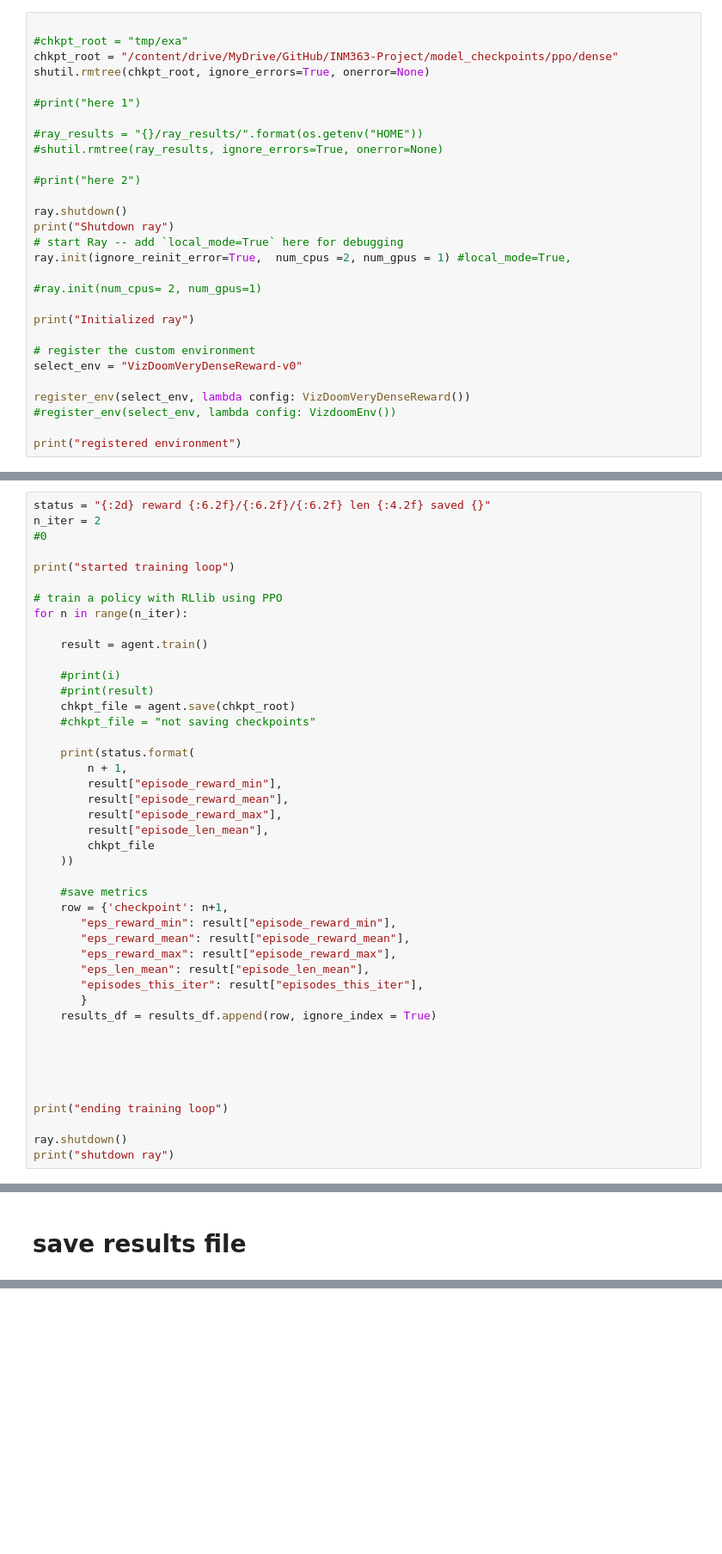
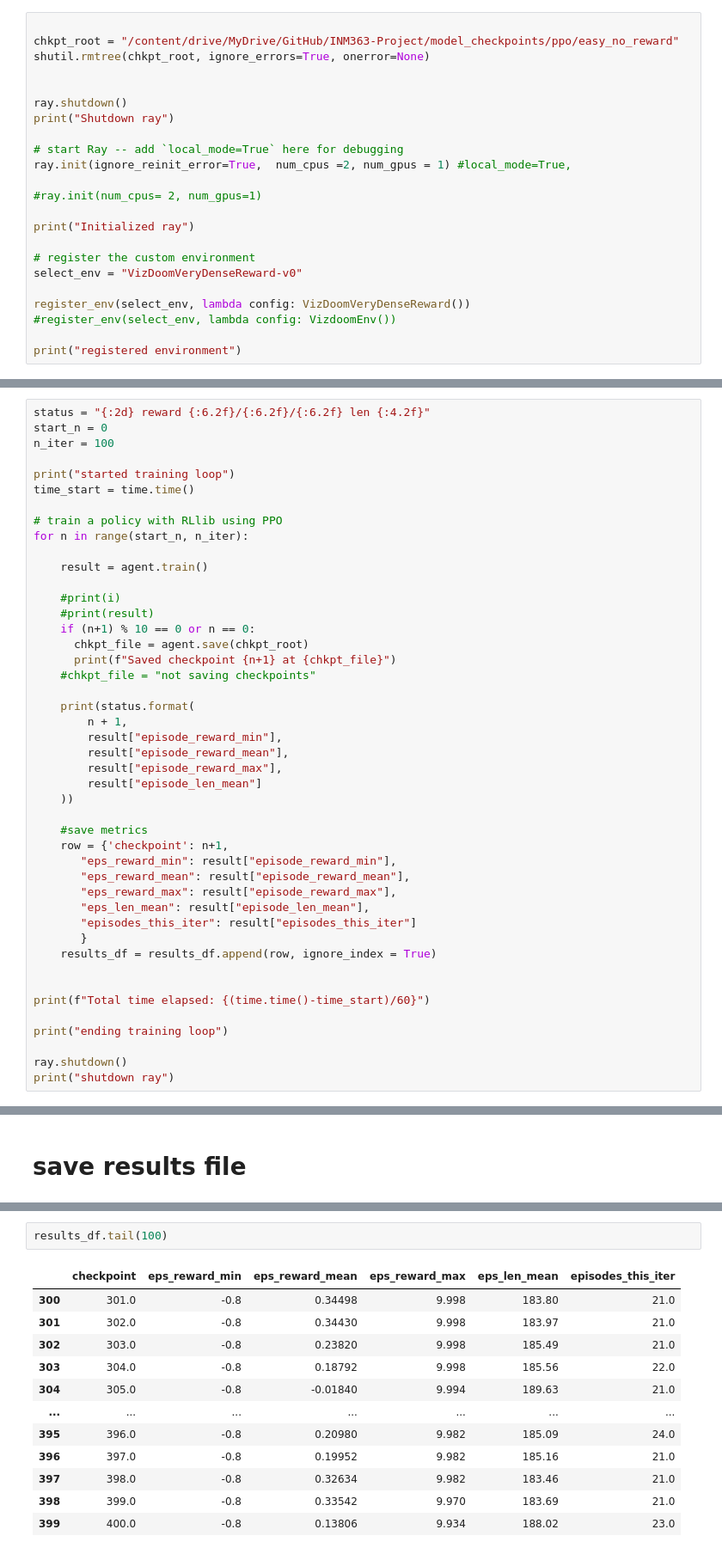
Before and after one commit to PriyankaVelagala/INM363-Project, a Jupyter notebook: src/ppo_colab_train.ipynb, the cells around one changed output, grey strips where cells are left out. Shown at 86% size. Saved outputs shown, nothing was run; the diff lists cells and outputs as text; blank space fills up the shorter version.

Commit message:
updated ppo train with results in test notebooks

```diff
--- a/src/ppo_colab_train.ipynb
+++ b/src/ppo_colab_train.ipynb
@@ -106,19 +106,13 @@ os.environ['PYTHONPATH']
 '/content/drive/MyDrive/GitHub/INM363-Project'
 # %%
 
-#chkpt_root = "tmp/exa"
-chkpt_root = "/content/drive/MyDrive/GitHub/INM363-Project/model_checkpoints/ppo/dense"
+chkpt_root = "/content/drive/MyDrive/GitHub/INM363-Project/model_checkpoints/ppo/easy_no_reward"
 shutil.rmtree(chkpt_root, ignore_errors=True, onerror=None)
 
-#print("here 1")
-
-#ray_results = "{}/ray_results/".format(os.getenv("HOME"))
-#shutil.rmtree(ray_results, ignore_errors=True, onerror=None)
-
-#print("here 2")
 
 ray.shutdown()
 print("Shutdown ray")
+
 # start Ray -- add `local_mode=True` here for debugging
 ray.init(ignore_reinit_error=True,  num_cpus =2, num_gpus = 1) #local_mode=True,
 
@@ -177,18 +179,21 @@ results_df = pd.DataFrame(columns = cols)
 # %%
-status = "{:2d} reward {:6.2f}/{:6.2f}/{:6.2f} len {:4.2f} saved {}"
-n_iter = 2
-#0
+status = "{:2d} reward {:6.2f}/{:6.2f}/{:6.2f} len {:4.2f}"
+start_n = 0
+n_iter = 100
 
 print("started training loop")
+time_start = time.time()
 
 # train a policy with RLlib using PPO
-for n in range(n_iter):
+for n in range(start_n, n_iter):
 
     result = agent.train()
 
     #print(i)
     #print(result)
-    chkpt_file = agent.save(chkpt_root)
+    if (n+1) % 10 == 0 or n == 0:
+      chkpt_file = agent.save(chkpt_root)
+      print(f"Saved checkpoint {n+1} at {chkpt_file}")
     #chkpt_file = "not saving checkpoints"
 
     print(status.format(
@@ -196,8 +201,7 @@ for n in range(n_iter):
         result["episode_reward_min"],
         result["episode_reward_mean"],
         result["episode_reward_max"],
-        result["episode_len_mean"],
-        chkpt_file
+        result["episode_len_mean"]
     ))
 
     #save metrics
@@ -206,13 +210,12 @@ for n in range(n_iter):
        "eps_reward_mean": result["episode_reward_mean"],
        "eps_reward_max": result["episode_reward_max"],
        "eps_len_mean": result["episode_len_mean"],
-       "episodes_this_iter": result["episodes_this_iter"],
+       "episodes_this_iter": result["episodes_this_iter"]
        }
     results_df = results_df.append(row, ignore_index = True)
 
 
-
-
+print(f"Total time elapsed: {(time.time()-time_start)/60}")
 
 print("ending training loop")
 
@@ -236,0 +265,15 @@ results_df.to_csv(fpath)
+# %%
+results_df.tail(100)
+# %% [output]
+|  | checkpoint | eps_reward_min | eps_reward_mean | eps_reward_max | eps_len_mean | episodes_this_iter |
+| 300 | 301.0 | -0.8 | 0.34498 | 9.998 | 183.80 | 21.0 |
+| 301 | 302.0 | -0.8 | 0.34430 | 9.998 | 183.97 | 21.0 |
+| 302 | 303.0 | -0.8 | 0.23820 | 9.998 | 185.49 | 21.0 |
+| 303 | 304.0 | -0.8 | 0.18792 | 9.998 | 185.56 | 22.0 |
+| 304 | 305.0 | -0.8 | -0.01840 | 9.994 | 189.63 | 21.0 |
+| ... | ... | ... | ... | ... | ... | ... |
+| 395 | 396.0 | -0.8 | 0.20980 | 9.982 | 185.09 | 24.0 |
+| 396 | 397.0 | -0.8 | 0.19952 | 9.982 | 185.16 | 21.0 |
+| 397 | 398.0 | -0.8 | 0.32634 | 9.982 | 183.46 | 21.0 |
+| 398 | 399.0 | -0.8 | 0.33542 | 9.970 | 183.69 | 21.0 |
+| 399 | 400.0 | -0.8 | 0.13806 | 9.934 | 188.02 | 23.0 |
```
Also changed, not shown: parts of 12 cells of this notebook, 1 other file.
